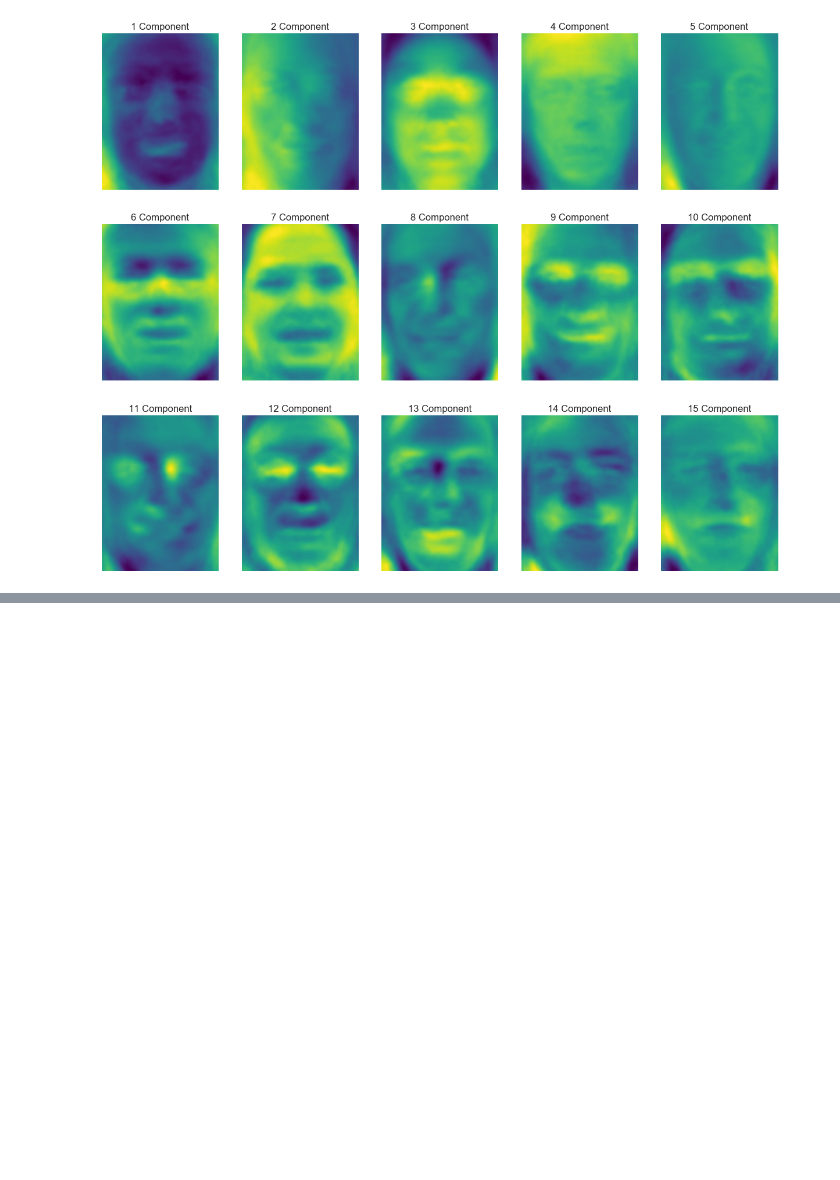
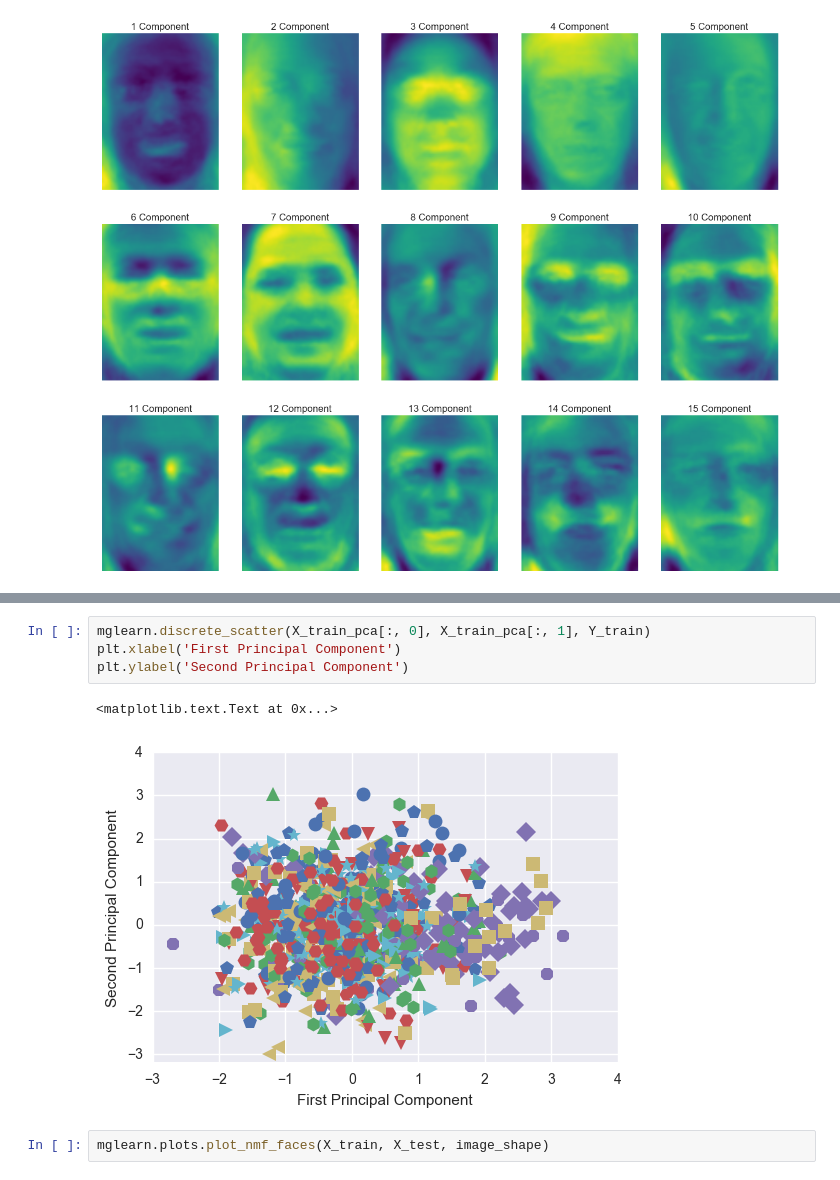
Before and after one commit to alvin319/book-notes, a Jupyter notebook: IntroductionToMachineLearningWithPython/unsupervised_learning.ipynb, the cells around one changed output, grey strips where cells are left out. Drawn from its saved outputs; the diff is of its cells as text; blank space fills up the shorter version.

```diff
--- a/IntroductionToMachineLearningWithPython/unsupervised_learning.ipynb
+++ b/IntroductionToMachineLearningWithPython/unsupervised_learning.ipynb
@@ -358,0 +372,9 @@ for i, (component, ax) in enumerate(zip(pca.components_, axes.ravel())):
+# %%
+mglearn.discrete_scatter(X_train_pca[:, 0], X_train_pca[:, 1], Y_train)
+plt.xlabel('First Principal Component')
+plt.ylabel('Second Principal Component')
+# %% [output]
+<matplotlib.text.Text at 0x...>
+[figure, added]
+# %%
+mglearn.plots.plot_nmf_faces(X_train, X_test, image_shape)
```
Also changed, not shown: parts of 4 cells of this notebook.
